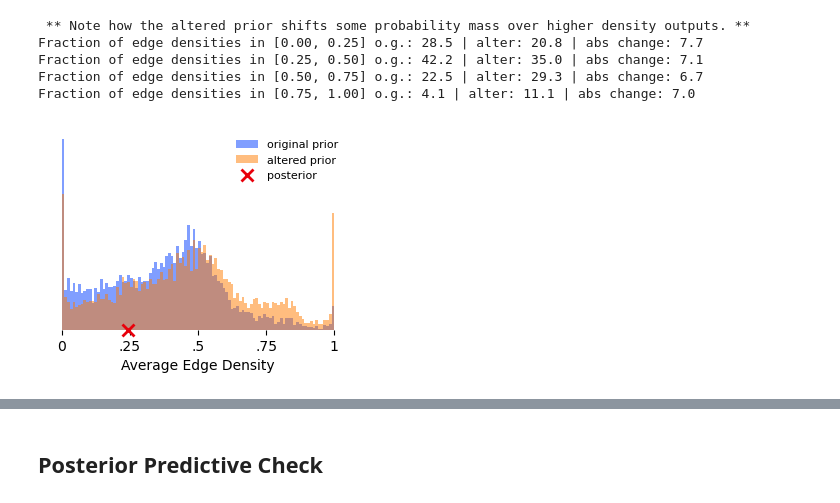
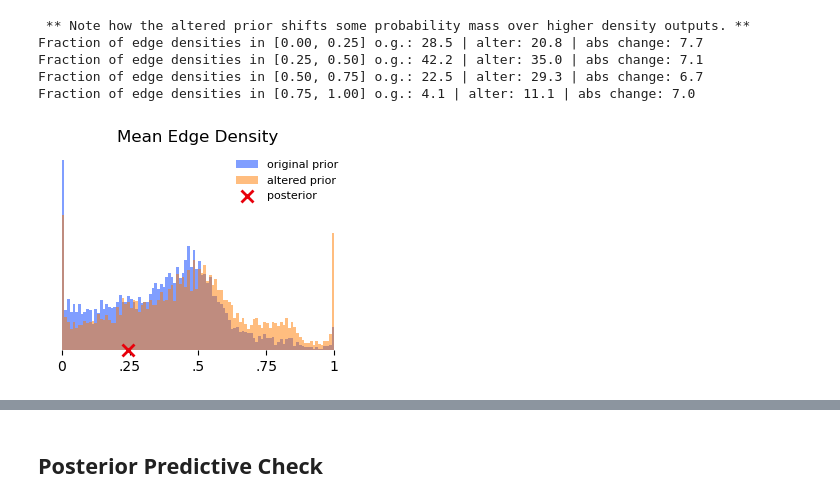
Before and after one commit to maxwass/gsl-bnn, a Jupyter notebook: notebooks/predictive_checks.ipynb, the cells around one changed output, grey strips where cells are left out. Drawn from its saved outputs; the diff is of its cells as text; code cells hidden in the pictures.

Commit message:
updated notebooks/predictive_checks.ipynb figure code. Split up figures into a predictive check figure and a synthetic dataqualtitative check.

```diff
--- a/notebooks/predictive_checks.ipynb
+++ b/notebooks/predictive_checks.ipynb
@@ -207,32 +212,35 @@ def predictive_check_combined_hist(edge_densities_original, edge_densities_alter
 
     # remove frame on all sides for both axes
     for ax in [axes, axes2] if edge_density_posterior is not None else [axes]:
         for side in ['top', 'right', 'bottom', 'left']:
             ax.spines[side].set_visible(False)
 
     # set xticks manually to be 0, 0.25, 0.5, 0.75, 1 without leading 0
     axes.set_xticks([0, 0.25, 0.5, 0.75, 1])
     axes.set_xticklabels(['0', '.25', '.5', '.75', '1'])
-    axes.set_xlabel('Average Edge Density')
+    #axes.set_xlabel('Average Edge Density')
+    # set title
+    axes.set_title('Mean Edge Density')
 
     # Collect handles and labels from both axes
     handles, labels = axes.get_legend_handles_labels()
     if edge_density_posterior is not None:
         handles2, labels2 = axes2.get_legend_handles_labels()
         handles.extend(handles2)
         labels.extend(labels2)
 
     # Order legend manually
     ordered_labels = ['original prior', 'altered prior', 'posterior', 'labels']
     ordered_handles = [h for l, h in sorted(zip(labels, handles), key=lambda pair: ordered_labels.index(pair[0]))]
 
     # Set the legend with the ordered handles and labels
     axes.legend(ordered_handles, ordered_labels, loc='upper right', frameon=False, fontsize=8)
 
+
     # Adjust subplot parameters
     plt.subplots_adjust(wspace=0, hspace=0, bottom=0.0, top=1, left=0.0, right=1.0)
     return
 
 predictive_check_combined_hist(edge_densities_original, edge_densities_altered, edge_density_observed_data)
 # %% [output]
-[figure, old version]
+[figure, new version]
```
Also changed, not shown: parts of 11 cells of this notebook, 2 other files.
